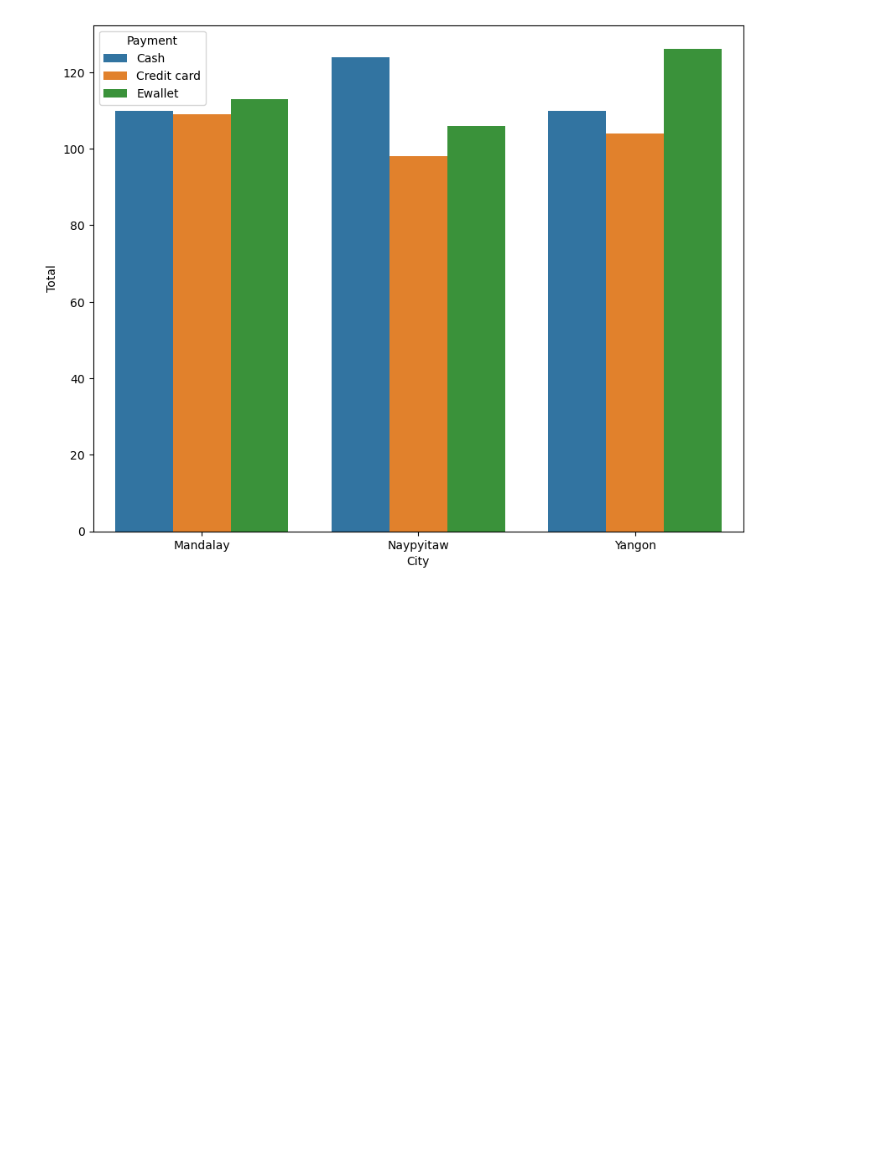
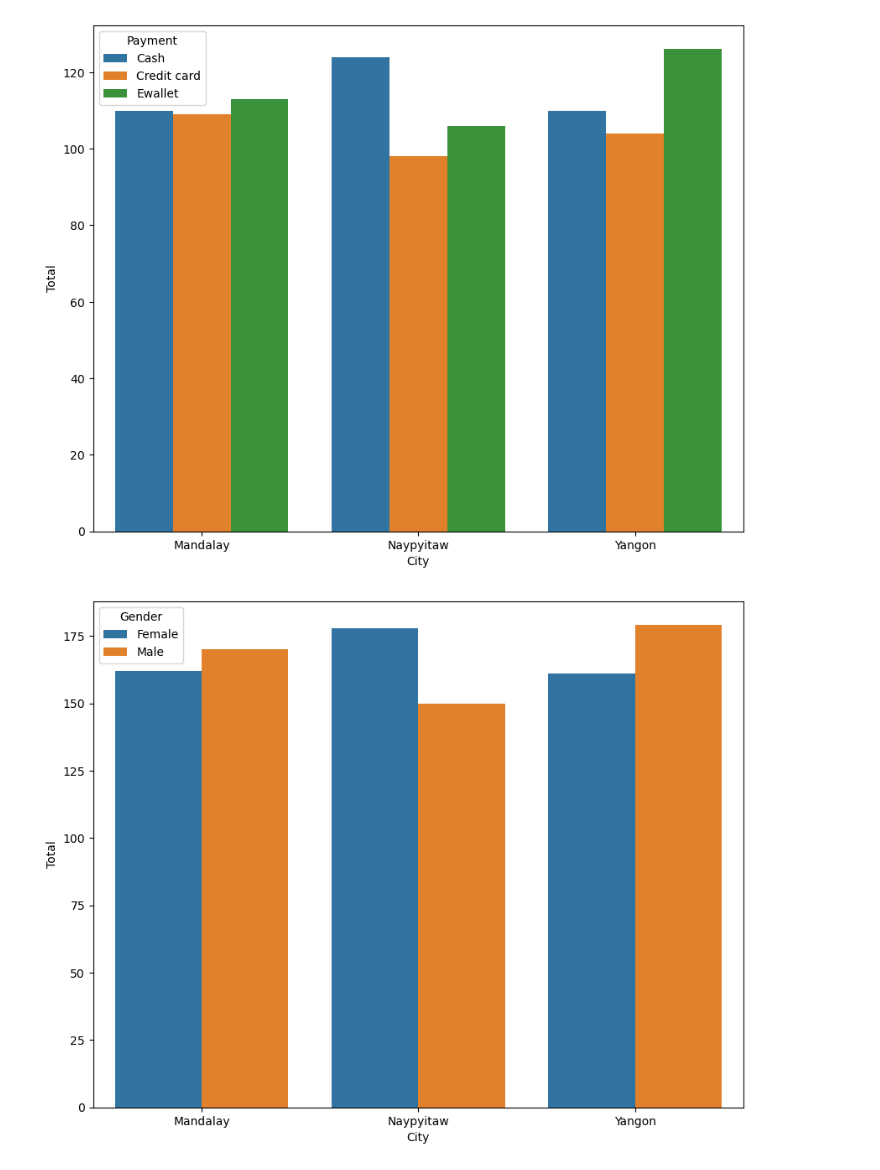
Before and after one commit to isoori/Supermarket-sales, a Jupyter notebook: Untitled.ipynb, the cells around one changed output. Cells and saved outputs as stored; diff of their text form; code cells hidden in the pictures; blank space fills up the shorter version.

```diff
--- a/Untitled.ipynb
+++ b/Untitled.ipynb
@@ -255,5 +255,7 @@ plt.show()
 # %%
 x=df.groupby(['Gender','City'])['Total'].count().reset_index()
 plt.figure(figsize=(10,8),dpi=100)
-sns.barplot(data=x,x='City',y='Total',hue='Payment')
+sns.barplot(data=x,x='City',y='Total',hue='Gender')
 plt.show()
+# %% [output]
+[figure, added]
```
Also changed, not shown: parts of 1 cell of this notebook.
